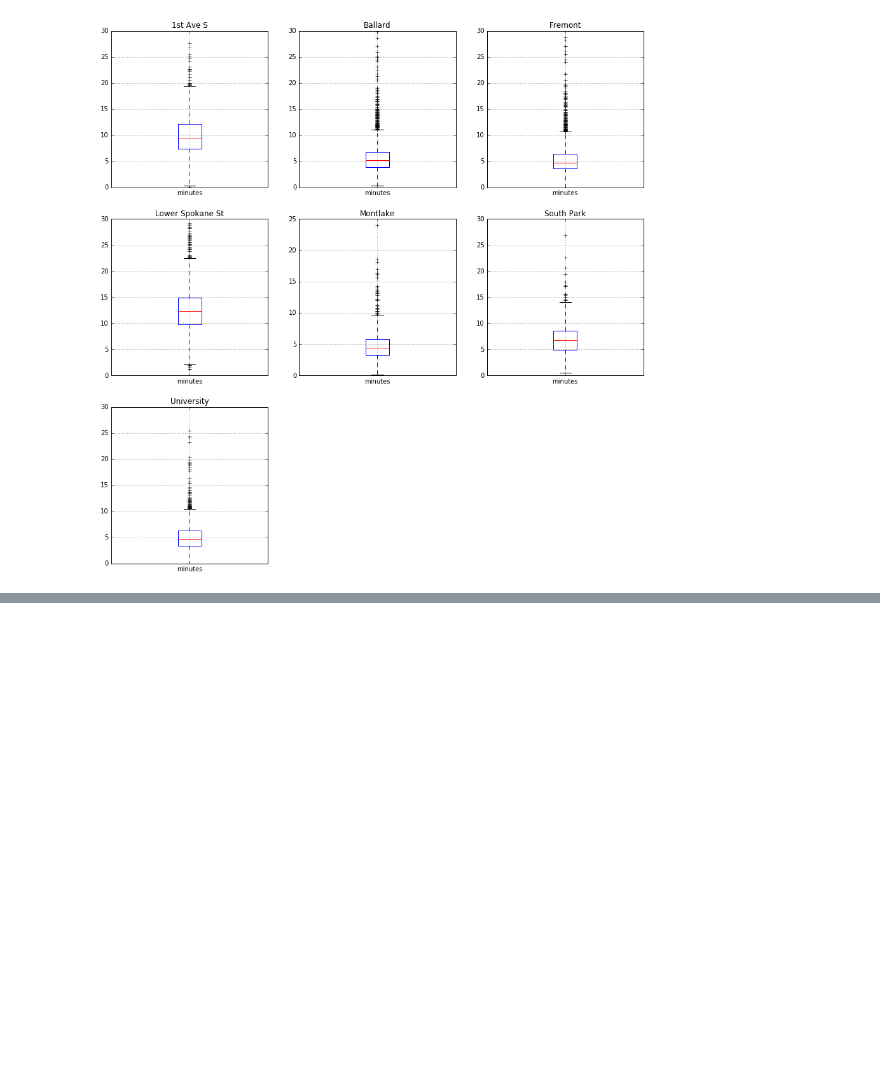
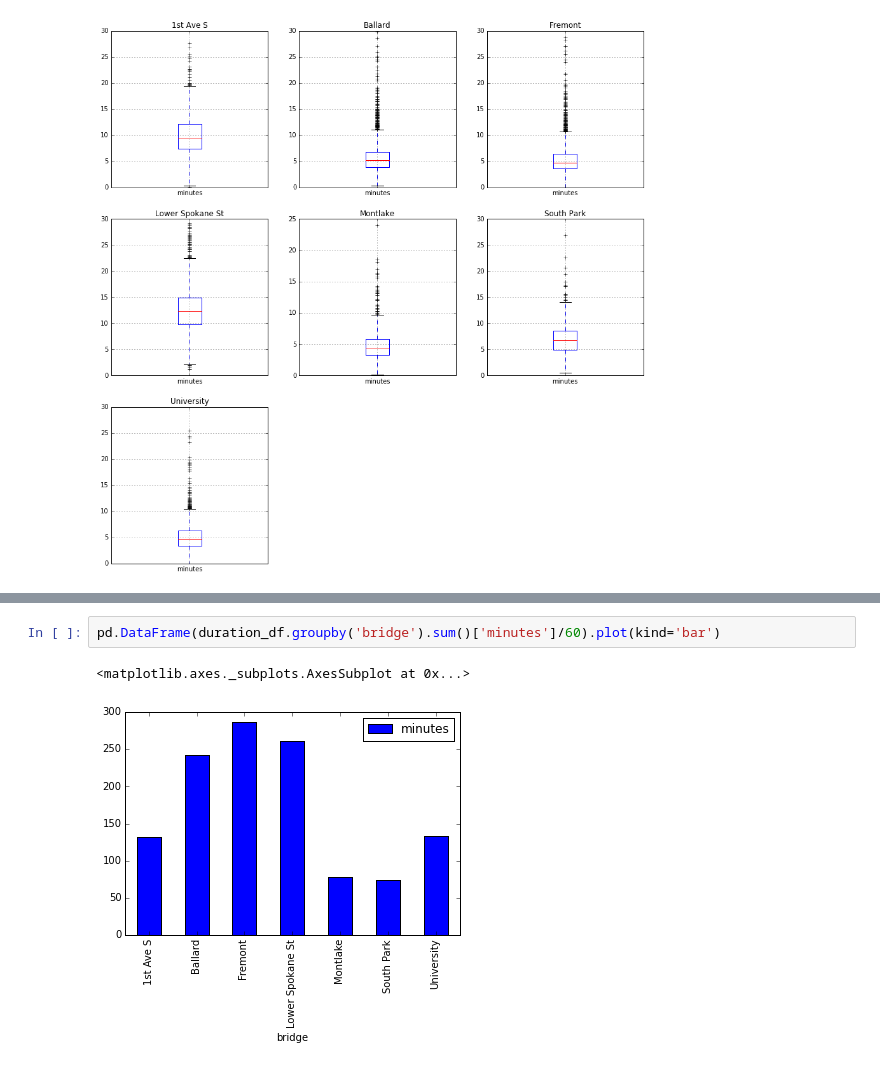
Before and after one commit to bricegnichols/bridge-stat, a Jupyter notebook: notebooks/stats.ipynb, the cells around one changed output, grey strips where cells are left out. Saved outputs shown, nothing was run; the diff lists cells and outputs as text; blank space fills up the shorter version.

```diff
--- a/notebooks/stats.ipynb
+++ b/notebooks/stats.ipynb
@@ -256,0 +280,5 @@ The default value for 'return_type' will change to 'axes' in a future release.
+# %%
+pd.DataFrame(duration_df.groupby('bridge').sum()['minutes']/60).plot(kind='bar')
+# %% [output]
+<matplotlib.axes._subplots.AxesSubplot at 0x...>
+[figure, added]
```
Also changed, not shown: parts of 21 cells of this notebook.
